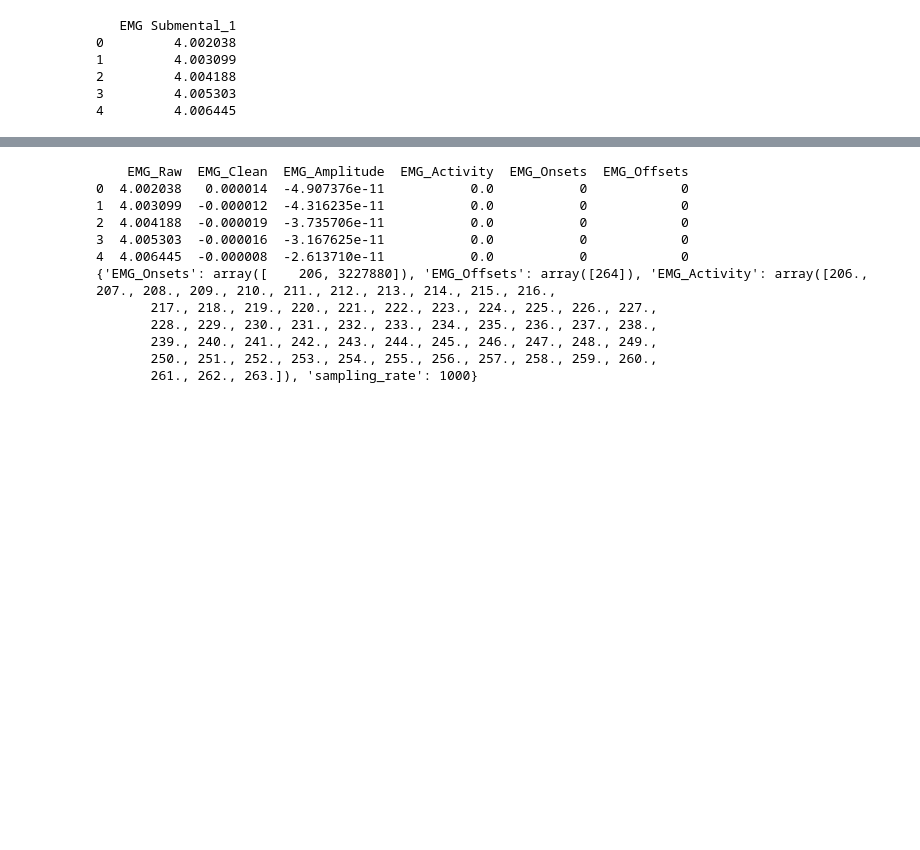
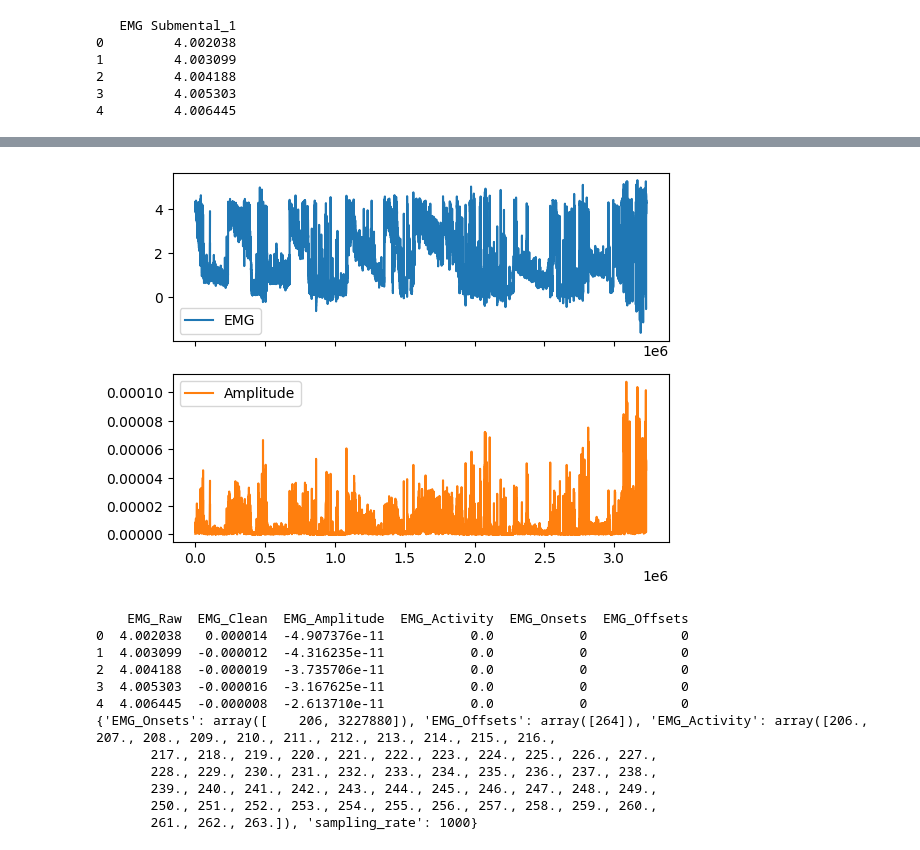
Before and after one commit to JvalaDeus/Bipn162_FinalProject, a Jupyter notebook: Neurokit stuff.ipynb, the cells around one changed output, grey strips where cells are left out. Drawn from its saved outputs; the diff is of its cells as text; code cells hidden in the pictures; blank space fills up the shorter version.

```diff
--- a/Neurokit stuff.ipynb
+++ b/Neurokit stuff.ipynb
@@ -336,3 +370,10 @@ print(emg_df.head())
+# %%
+emg_signal = emg_df["EMG Submental_1"]
+emg_signal_cleaned = nk.emg_clean(emg_signal, sampling_rate=100, method="none")
+emg_amplitude = nk.emg_amplitude(emg_signal_cleaned)
+fig = pd.DataFrame({"EMG": emg_signal_cleaned, "Amplitude": emg_amplitude}).plot(subplots=True)
+# %% [output]
+[figure, added]
 # %%
 emg_signal = emg_df["EMG Submental_1"]
 
```
Also changed, not shown: parts of 2 cells of this notebook.
